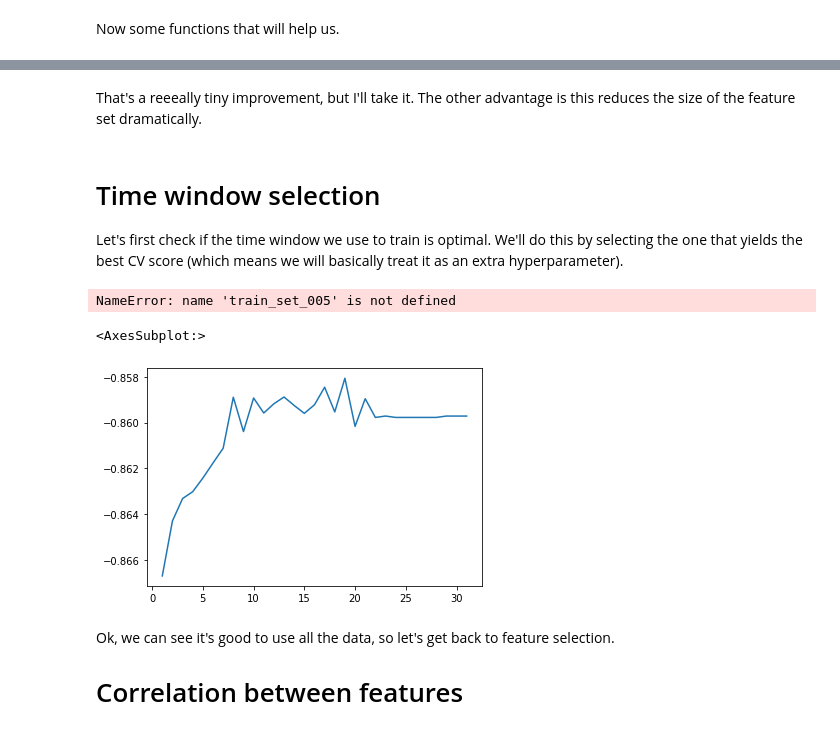
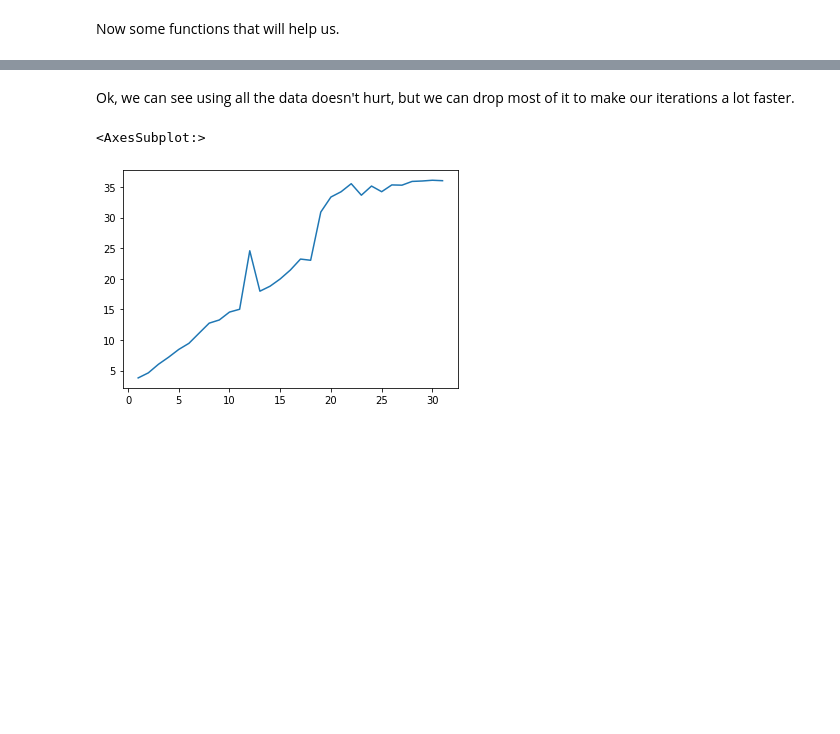
Before and after one commit to caioaao/hse-aml-final-project, a Jupyter notebook: notebooks/12-feature selection.ipynb, the cells around one changed output, grey strips where cells are left out. Cells and saved outputs as stored; diff of their text form; code cells hidden in the pictures; blank space fills up the shorter version.

Commit message:
reduce window size for training

```diff
--- a/notebooks/12-feature selection.ipynb
+++ b/notebooks/12-feature selection.ipynb
@@ -70,3 +70,2 @@ I'm confident the item counts are highly correlated. Maybe reducing the number o
 # %%
-train_set_002 = pd.read_parquet(os.path.join(PROCESSED_DATA_DIR, 'train-set-features-002.parquet'))
-train_set_002.columns
+train_set_008 = pd.read_parquet(os.path.join(PROCESSED_DATA_DIR, 'train-set-features-008.parquet'))
@@ -117 +72,9 @@ KeyboardInterrupt:
+# %%
+X_train, y_train = df_to_X_y(train_set_008)
+windows_scores = [cross_validate(baseline_reg, X=X_train, y=y_train,
+                                 cv=tscv.split(train_set_008['date_block_num'],
+                                               window=w),
+                                 scoring='neg_root_mean_squared_error',
+                                 verbose=0)
+                 for w in tqdm(range(1, 32))]
 # %%
@@ -173,25 +84,7 @@ RMSE: -0.86678 (+- 0.06347)
-# %% [markdown]
-That's a reeeally tiny improvement, but I'll take it. The other advantage is this reduces the size of the feature set dramatically.
-# %% [markdown]
-# Time window selection
-
-Let's first check if the time window we use to train is optimal. We'll do this by selecting the one that yields the best CV score (which means we will basically treat it as an extra hyperparameter).
-# %%
-X_train, y_train = df_to_X_y(train_set_005)
-windows_scores = [cross_validate(reg_cv, X=X_train, y=y_train,
-                                 cv=tscv.split(train_set['date_block_num'],
-                                               window=w),
-                                 scoring='neg_root_mean_squared_error',
-                                 verbose=0)
-                 for w in tqdm(range(1, 32))]
-# %% [output]
-NameError: name 'train_set_005' is not defined
+# %% [markdown]
+Ok, we can see using all the data doesn't hurt, but we can drop most of it to make our iterations a lot faster.
 # %%
-sns.lineplot(x=list(range(1, 32)), y=[s['test_score'].mean() for s in windows_scores])
+sns.lineplot(x=range(1, 32), y=[np.max(s['fit_time']) for s in windows_scores])
 # %% [output]
 <AxesSubplot:>
-[figure, old version]
+[figure, new version]
-# %% [markdown]
-Ok, we can see it's good to use all the data, so let's get back to feature selection.
-
-# Correlation between features
```
Also changed, not shown: parts of 29 cells of this notebook, 6 other files.
